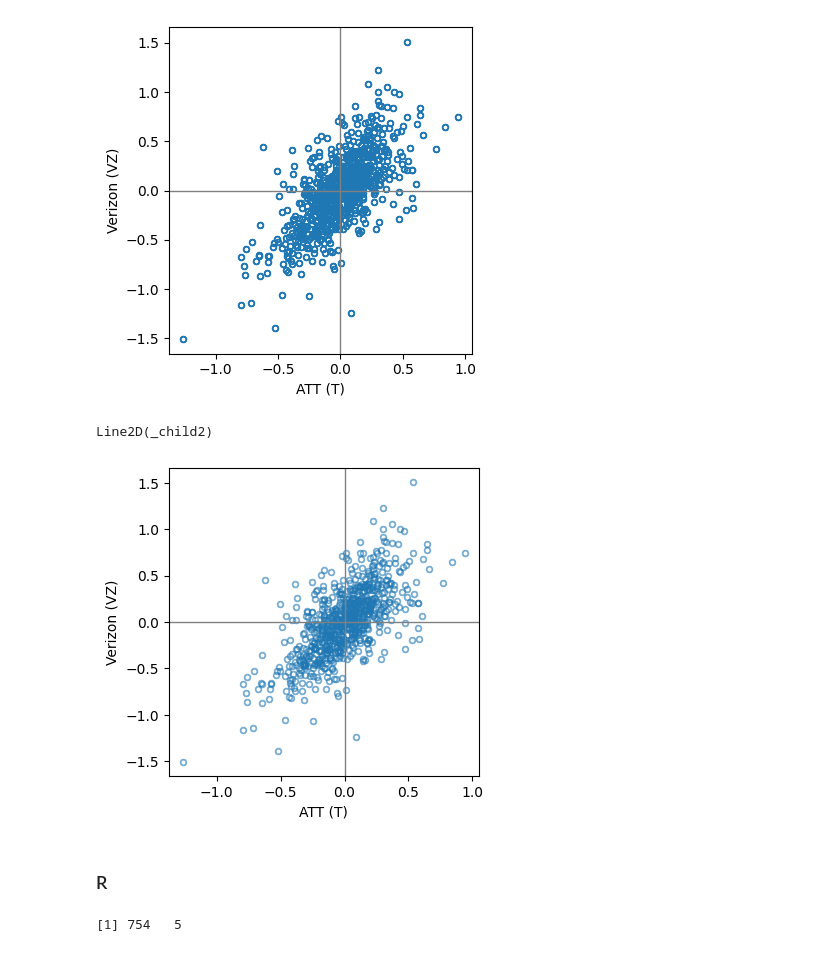
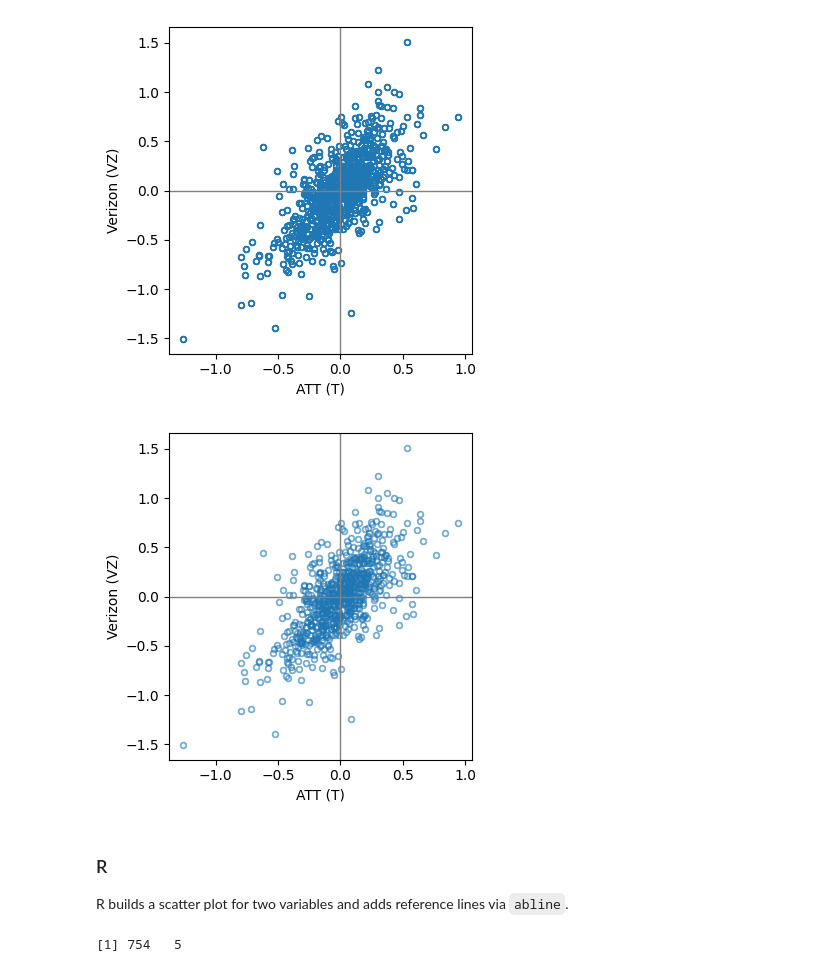
Before and after one commit to draprar/practical-statistics-for-data-scientists, a Jupyter notebook: python_R/notebooks/Chapter 1 - Exploratory Data Analysis.ipynb, the cells around one changed output. Saved outputs shown, nothing was run; the diff lists cells and outputs as text; code cells hidden in the pictures.

```diff
--- a/python_R/notebooks/Chapter 1 - Exploratory Data Analysis.ipynb
+++ b/python_R/notebooks/Chapter 1 - Exploratory Data Analysis.ipynb
@@ -575,14 +664,17 @@ plt.show()
 # %%
 ax = telecom.plot.scatter(x='T', y='VZ', figsize=(4, 4), marker='$\u25EF$', alpha=0.5)
 ax.set_xlabel('ATT (T)')
 ax.set_ylabel('Verizon (VZ)')
 ax.axhline(0, color='grey', lw=1)
-print(ax.axvline(0, color='grey', lw=1))
+ax.axvline(0, color='grey', lw=1)
+
+plt.tight_layout()
+plt.show()
 # %% [output]
-Line2D(_child2)
-[figure, old version]
+[figure, new version]
-# %% [markdown]
-### R
+# %% [markdown]
+### R
+R builds a scatter plot for two variables and adds reference lines via `abline`.
 # %%
 %%R
 # plot(telecom$T, telecom$VZ, xlab='T', ylab='VZ', cex=.8)
```
Also changed, not shown: parts of 46 cells of this notebook.
